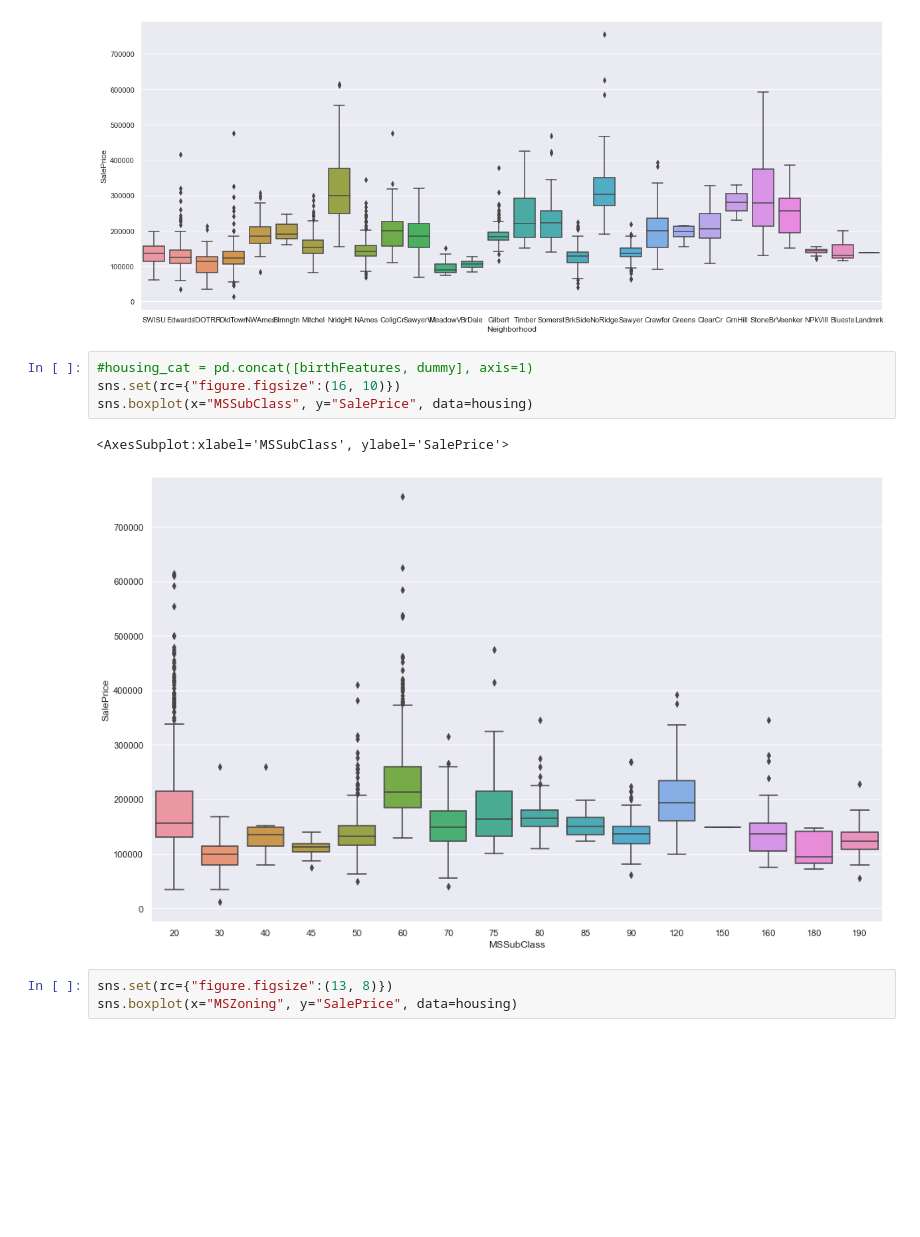
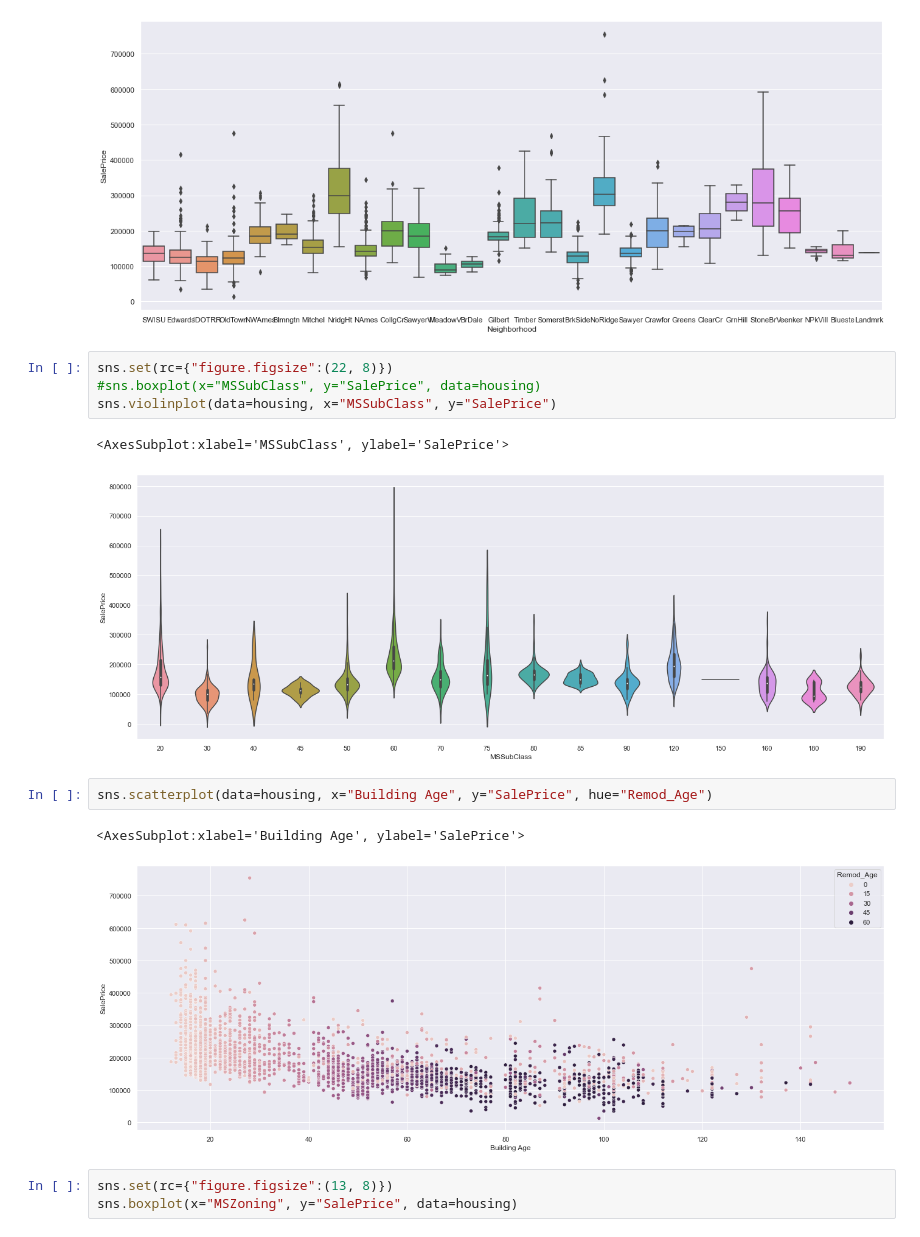
Before and after one commit to Emilyho22/kaggle_MLproject, a Jupyter notebook: Kaggle project.ipynb, the cells around one changed output. Saved outputs shown, nothing was run; the diff lists cells and outputs as text; blank space fills up the shorter version.

```diff
--- a/Kaggle project.ipynb
+++ b/Kaggle project.ipynb
@@ -210,12 +222,17 @@ sns.boxplot(x="Neighborhood", y="SalePrice", data=housing)
 <AxesSubplot:xlabel='Neighborhood', ylabel='SalePrice'>
 [figure]
 # %%
-#housing_cat = pd.concat([birthFeatures, dummy], axis=1)
-sns.set(rc={"figure.figsize":(16, 10)})
-sns.boxplot(x="MSSubClass", y="SalePrice", data=housing)
+sns.set(rc={"figure.figsize":(22, 8)})
+#sns.boxplot(x="MSSubClass", y="SalePrice", data=housing)
+sns.violinplot(data=housing, x="MSSubClass", y="SalePrice")
 # %% [output]
 <AxesSubplot:xlabel='MSSubClass', ylabel='SalePrice'>
-[figure, old version]
+[figure, new version]
+# %%
+sns.scatterplot(data=housing, x="Building Age", y="SalePrice", hue="Remod_Age")
+# %% [output]
+<AxesSubplot:xlabel='Building Age', ylabel='SalePrice'>
+[figure, added]
 # %%
 sns.set(rc={"figure.figsize":(13, 8)})
 sns.boxplot(x="MSZoning", y="SalePrice", data=housing)
```
Also changed, not shown: parts of 50 cells of this notebook.
